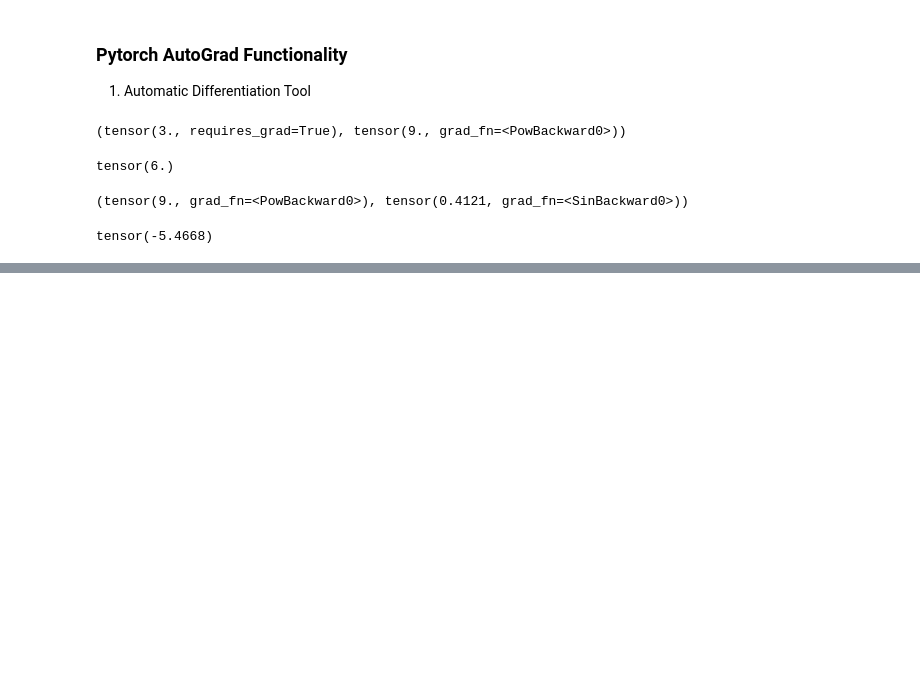
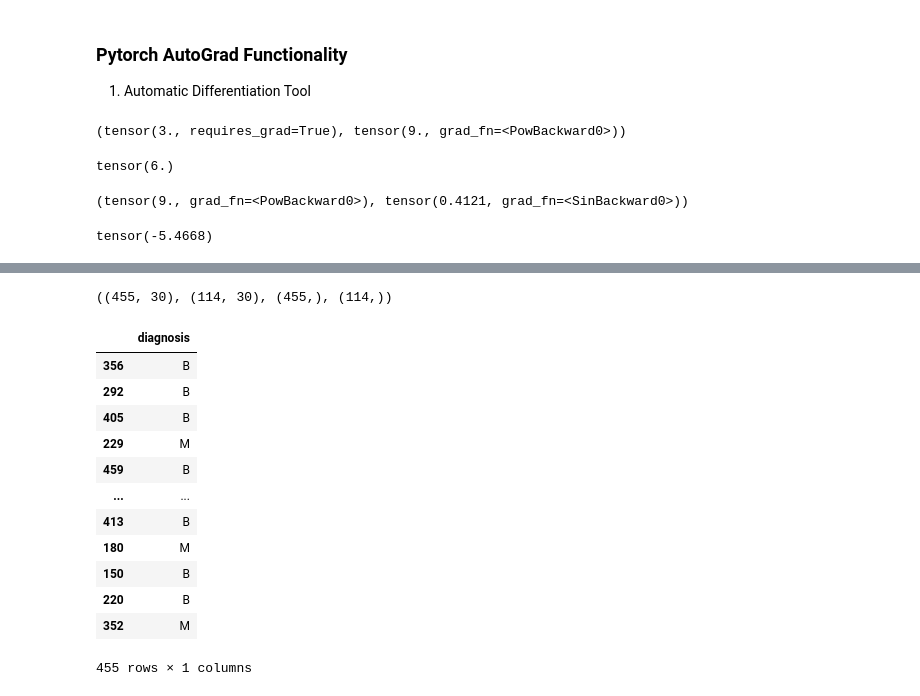
Before and after one commit to harshvardhan33/AI2026, a Jupyter notebook: 03-DL/01-00-PytorchRefresher.ipynb, the cells around one changed output, grey strips where cells are left out. Drawn from its saved outputs; the diff is of its cells as text; code cells hidden in the pictures; blank space fills up the shorter version.

```diff
--- a/03-DL/01-00-PytorchRefresher.ipynb
+++ b/03-DL/01-00-PytorchRefresher.ipynb
@@ -277,0 +382,23 @@ tensor(-5.4668)
+# %%
+# Train Test Split
+X_train, X_test,y_train, y_test = train_test_split(df.iloc[:,1:],df.iloc[:,0],test_size=0.2)
+# %%
+X_train.shape,X_test.shape,y_train.shape,y_test.shape
+# %% [output]
+((455, 30), (114, 30), (455,), (114,))
+# %%
+pd.DataFrame(y_train)
+# %% [output]
+|  | diagnosis |
+| 356 | B |
+| 292 | B |
+| 405 | B |
+| 229 | M |
+| 459 | B |
+| ... | ... |
+| 413 | B |
+| 180 | M |
+| 150 | B |
+| 220 | B |
+| 352 | M |
+455 rows × 1 columns
```
Also changed, not shown: parts of 36 cells of this notebook, 2 other files.
